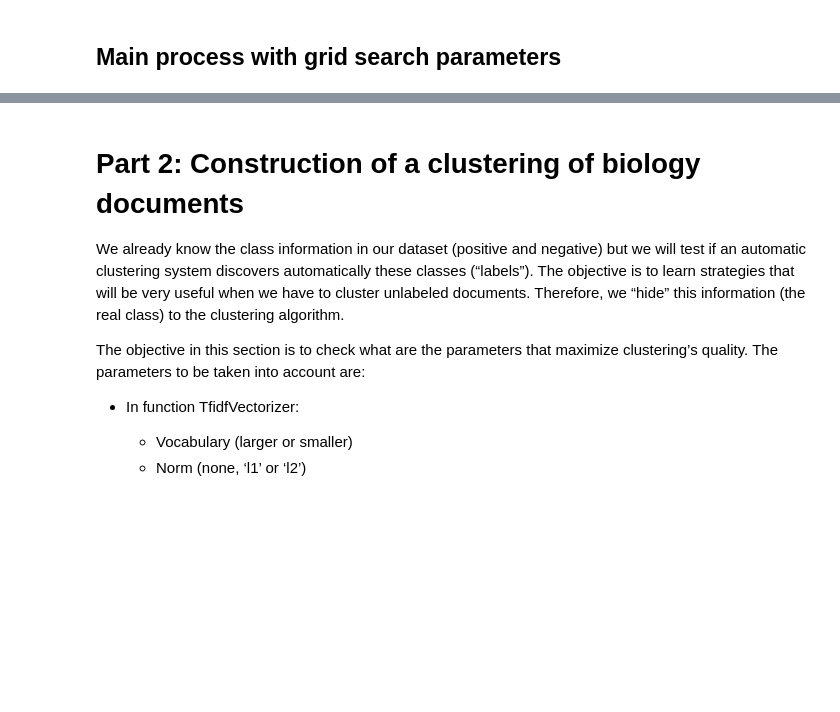
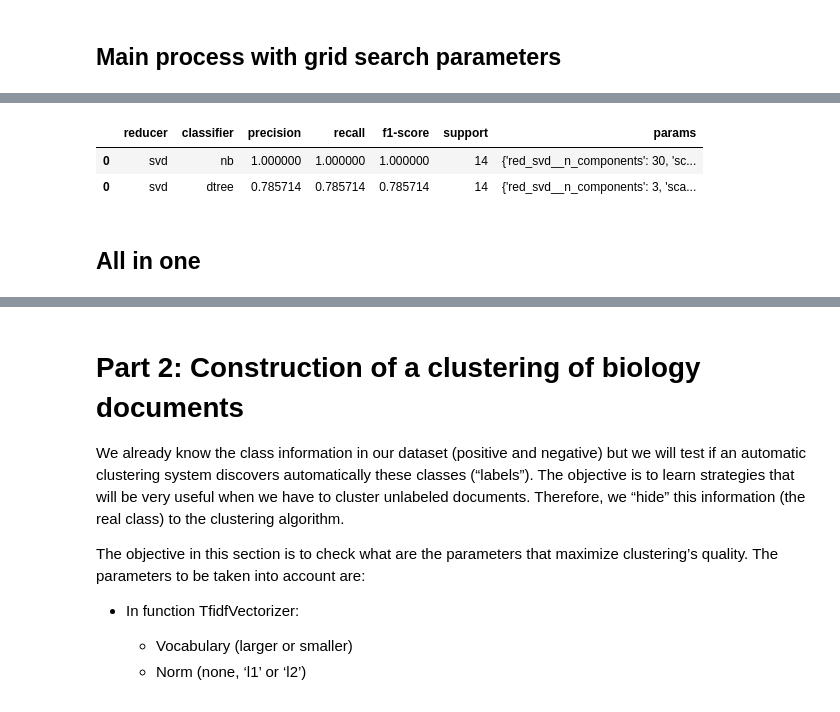
Before and after one commit to nandoide/MINTEX, a Jupyter notebook: TextMining_Assignment.ipynb, the cells around one changed output, grey strips where cells are left out. Drawn from its saved outputs; the diff is of its cells as text; code cells hidden in the pictures; blank space fills up the shorter version.

```diff
--- a/TextMining_Assignment.ipynb
+++ b/TextMining_Assignment.ipynb
@@ -468,0 +452,14 @@ plt.plot(data_classifier_grid['accuracy'].values);
+# %%
+param_grid_reducers = [
+    {
+         'red_svd__n_components' : [2, 3, 10, 30, 40, 100],
+         'red_kbest__k' : [20, 50, 60],
+         'red_percentile__score_func' : [f_classif],
+         'red_percentile__percentile' : [5, 10]
+    },
+    {
+        'red__svd' : ['None']
+    }
+]
+
+df_metrics_reducers = hyper_grid_search([param_grid_reducers], df_metrics_new, reducers=reducers, classifiers=classifiers)
@@ -468,0 +484,6 @@ plt.plot(data_classifier_grid['accuracy'].values);
+# %%
+parameters_classifiers = {
+    'clf_knn__n_neighbors' : [2, 5]
+}
+
+df_metrics_classif = hyper_grid_search([parameters_classifiers], df_metrics_reducers, reducers=reducers, classifiers=classifiers)
@@ -468,0 +508,8 @@ plt.plot(data_classifier_grid['accuracy'].values);
+# %%
+display(df_metrics_classif)
+# %% [output]
+|  | reducer | classifier | precision | recall | f1-score | support | params |
+| 0 | svd | nb | 1.000000 | 1.000000 | 1.000000 | 14 | {'red_svd__n_components': 30, 'sc... |
+| 0 | svd | dtree | 0.785714 | 0.785714 | 0.785714 | 14 | {'red_svd__n_components': 3, 'sca... |
+# %% [markdown]
+## All in one
```
Also changed, not shown: parts of 18 cells of this notebook.
